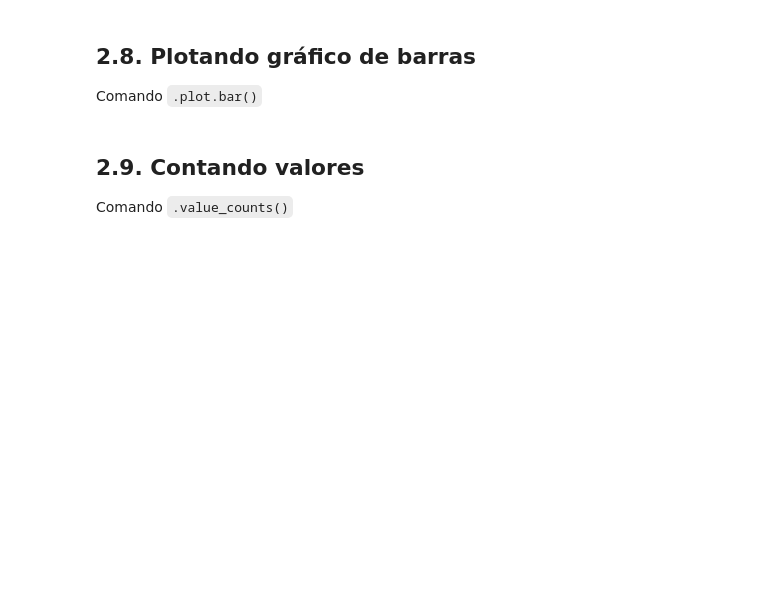
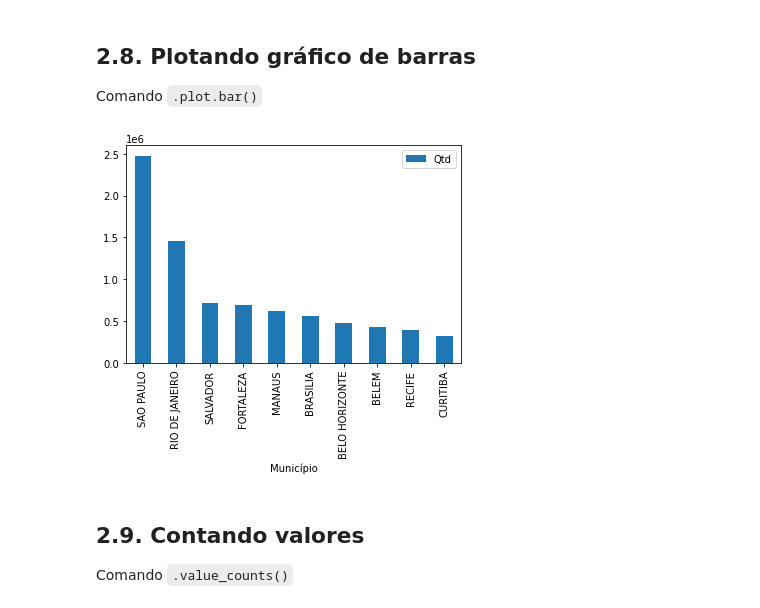
Before and after one commit to annerocha/Ci-ncia-de-dados, a Jupyter notebook: PythonBenford_31032021.ipynb, the cells around one changed output. Cells and saved outputs as stored; diff of their text form; code cells hidden in the pictures; blank space fills up the shorter version.

```diff
--- a/PythonBenford_31032021.ipynb
+++ b/PythonBenford_31032021.ipynb
@@ -238,6 +300,10 @@ Comando `.plot()`
 ## 2.8. Plotando gráfico de barras
 
 Comando `.plot.bar()`
+# %%
+df_aux_emerg.head(10).set_index('Município').plot.bar();
+# %% [output]
+[figure, added]
 # %% [markdown]
 ## 2.9. Contando valores
 
```
Also changed, not shown: parts of 31 cells of this notebook.
